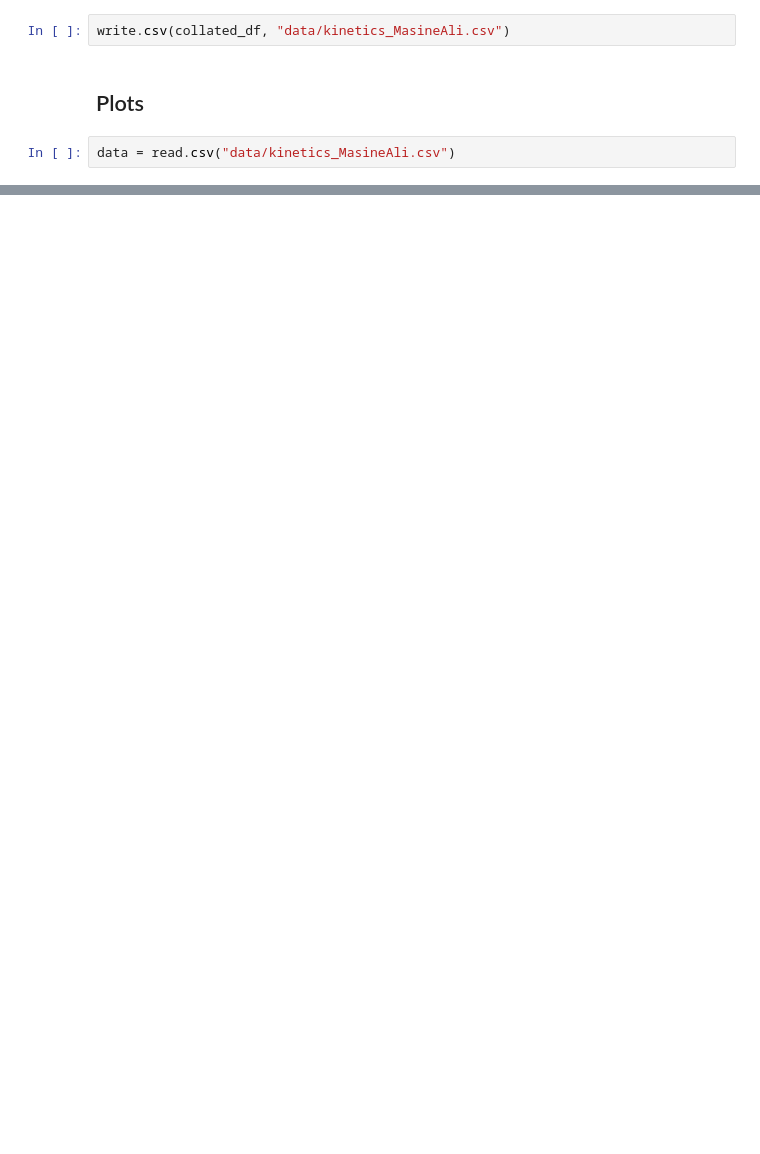
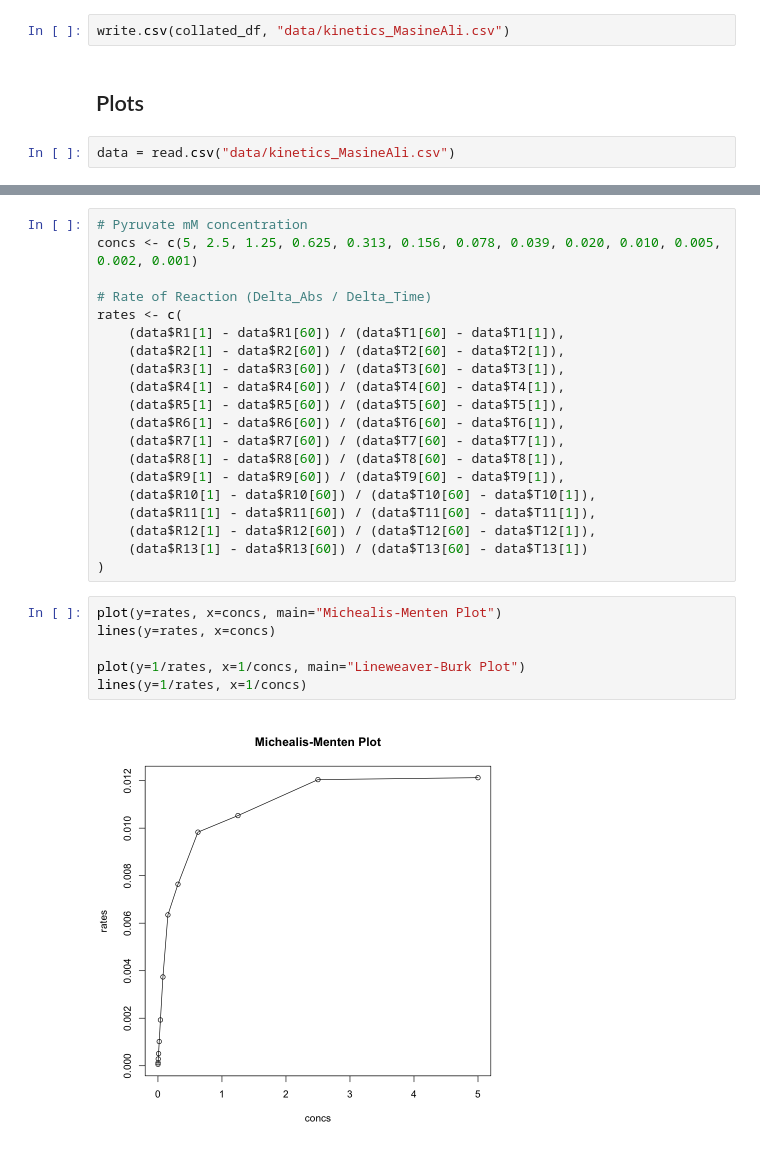
Before and after one commit to zrthxn/molbiolab, a Jupyter notebook: kinetics.ipynb, the cells around one changed output, grey strips where cells are left out. Cells and saved outputs as stored; diff of their text form; blank space fills up the shorter version.

```diff
--- a/kinetics.ipynb
+++ b/kinetics.ipynb
@@ -134,0 +161,28 @@ integer(0)
+# %%
+# Pyruvate mM concentration
+concs <- c(5, 2.5, 1.25, 0.625, 0.313, 0.156, 0.078, 0.039, 0.020, 0.010, 0.005, 0.002, 0.001)
+
+# Rate of Reaction (Delta_Abs / Delta_Time)
+rates <- c(
+    (data$R1[1] - data$R1[60]) / (data$T1[60] - data$T1[1]),
+    (data$R2[1] - data$R2[60]) / (data$T2[60] - data$T2[1]),
+    (data$R3[1] - data$R3[60]) / (data$T3[60] - data$T3[1]),
+    (data$R4[1] - data$R4[60]) / (data$T4[60] - data$T4[1]),
+    (data$R5[1] - data$R5[60]) / (data$T5[60] - data$T5[1]),
+    (data$R6[1] - data$R6[60]) / (data$T6[60] - data$T6[1]),
+    (data$R7[1] - data$R7[60]) / (data$T7[60] - data$T7[1]),
+    (data$R8[1] - data$R8[60]) / (data$T8[60] - data$T8[1]),
+    (data$R9[1] - data$R9[60]) / (data$T9[60] - data$T9[1]),
+    (data$R10[1] - data$R10[60]) / (data$T10[60] - data$T10[1]),
+    (data$R11[1] - data$R11[60]) / (data$T11[60] - data$T11[1]),
+    (data$R12[1] - data$R12[60]) / (data$T12[60] - data$T12[1]),
+    (data$R13[1] - data$R13[60]) / (data$T13[60] - data$T13[1])
+)
+# %%
+plot(y=rates, x=concs, main="Michealis-Menten Plot")
+lines(y=rates, x=concs)
+
+plot(y=1/rates, x=1/concs, main="Lineweaver-Burk Plot")
+lines(y=1/rates, x=1/concs)
+# %% [output]
+[figure, added]
```
Also changed, not shown: parts of 14 cells of this notebook, 16 other files.
